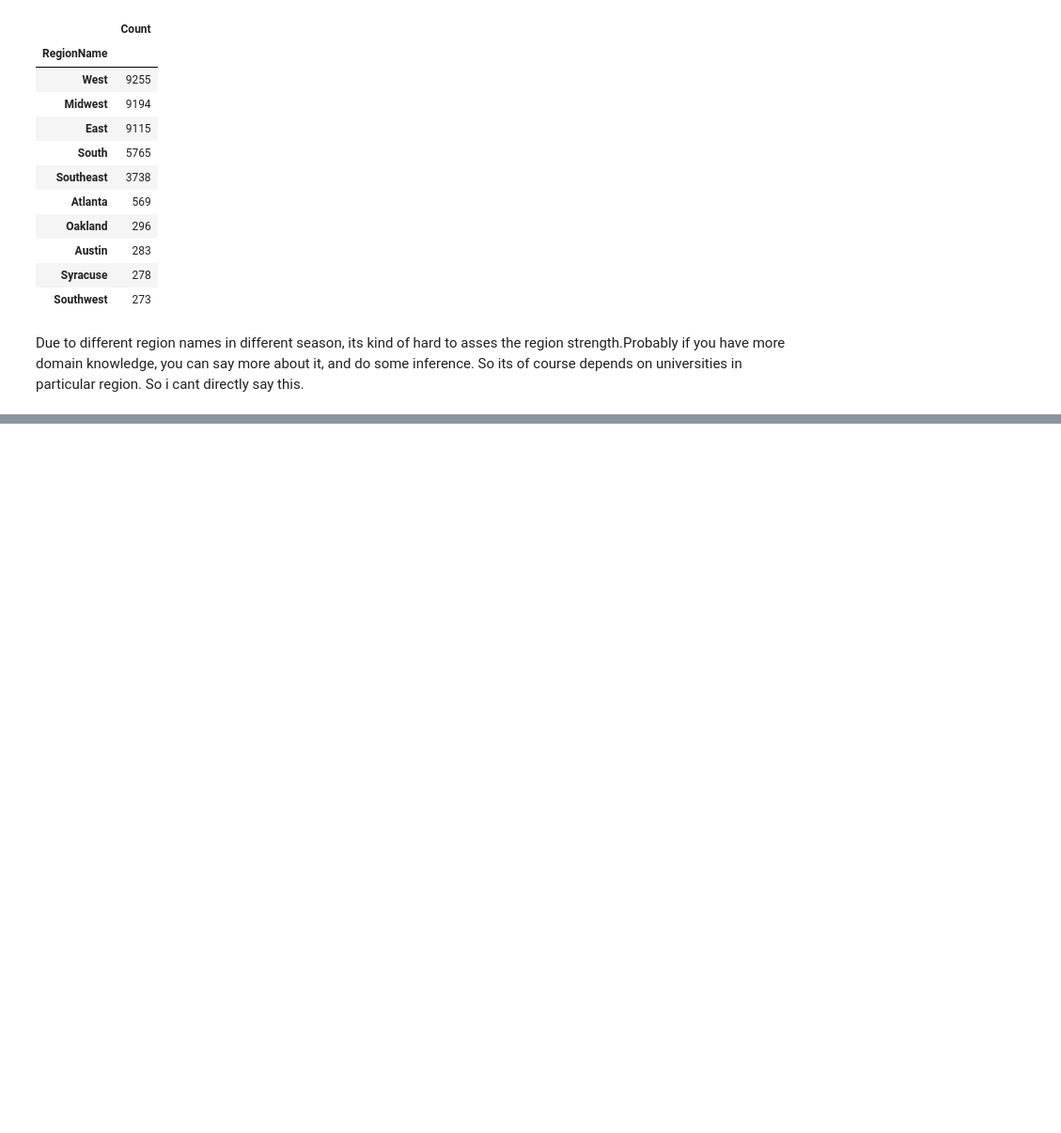
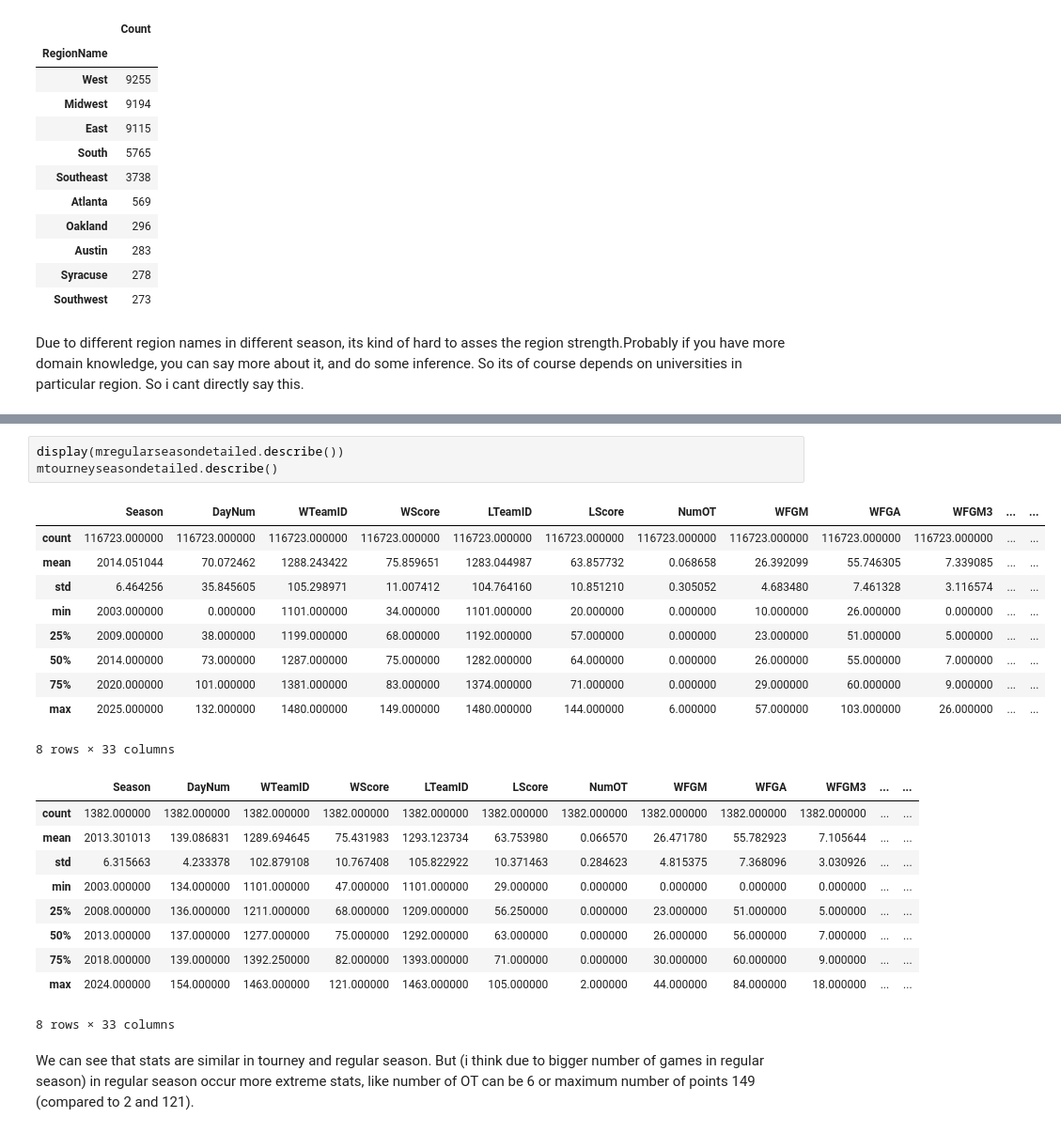
Before and after one commit to KacperUrban/Forecasting-NCAA-BB, a Jupyter notebook: EDA.ipynb, the cells around one changed output, grey strips where cells are left out. Shown at 94% size. Drawn from its saved outputs; the diff is of its cells as text; blank space fills up the shorter version.

```diff
--- a/EDA.ipynb
+++ b/EDA.ipynb
@@ -585,0 +677,26 @@ Due to different region names in different season, its kind of hard to asses the
+# %%
+display(mregularseasondetailed.describe())
+mtourneyseasondetailed.describe()
+# %% [output]
+|  | Season | DayNum | WTeamID | WScore | LTeamID | LScore | NumOT | WFGM | WFGA | WFGM3 | ... | ... |
+| count | 116723.000000 | 116723.000000 | 116723.000000 | 116723.000000 | 116723.000000 | 116723.000000 | 116723.000000 | 116723.000000 | 116723.000000 | 116723.000000 | ... | ... |
+| mean | 2014.051044 | 70.072462 | 1288.243422 | 75.859651 | 1283.044987 | 63.857732 | 0.068658 | 26.392099 | 55.746305 | 7.339085 | ... | ... |
+| std | 6.464256 | 35.845605 | 105.298971 | 11.007412 | 104.764160 | 10.851210 | 0.305052 | 4.683480 | 7.461328 | 3.116574 | ... | ... |
+| min | 2003.000000 | 0.000000 | 1101.000000 | 34.000000 | 1101.000000 | 20.000000 | 0.000000 | 10.000000 | 26.000000 | 0.000000 | ... | ... |
+| 25% | 2009.000000 | 38.000000 | 1199.000000 | 68.000000 | 1192.000000 | 57.000000 | 0.000000 | 23.000000 | 51.000000 | 5.000000 | ... | ... |
+| 50% | 2014.000000 | 73.000000 | 1287.000000 | 75.000000 | 1282.000000 | 64.000000 | 0.000000 | 26.000000 | 55.000000 | 7.000000 | ... | ... |
+| 75% | 2020.000000 | 101.000000 | 1381.000000 | 83.000000 | 1374.000000 | 71.000000 | 0.000000 | 29.000000 | 60.000000 | 9.000000 | ... | ... |
+| max | 2025.000000 | 132.000000 | 1480.000000 | 149.000000 | 1480.000000 | 144.000000 | 6.000000 | 57.000000 | 103.000000 | 26.000000 | ... | ... |
+8 rows × 33 columns
+|  | Season | DayNum | WTeamID | WScore | LTeamID | LScore | NumOT | WFGM | WFGA | WFGM3 | ... | ... |
+| count | 1382.000000 | 1382.000000 | 1382.000000 | 1382.000000 | 1382.000000 | 1382.000000 | 1382.000000 | 1382.000000 | 1382.000000 | 1382.000000 | ... | ... |
+| mean | 2013.301013 | 139.086831 | 1289.694645 | 75.431983 | 1293.123734 | 63.753980 | 0.066570 | 26.471780 | 55.782923 | 7.105644 | ... | ... |
+| std | 6.315663 | 4.233378 | 102.879108 | 10.767408 | 105.822922 | 10.371463 | 0.284623 | 4.815375 | 7.368096 | 3.030926 | ... | ... |
+| min | 2003.000000 | 134.000000 | 1101.000000 | 47.000000 | 1101.000000 | 29.000000 | 0.000000 | 0.000000 | 0.000000 | 0.000000 | ... | ... |
+| 25% | 2008.000000 | 136.000000 | 1211.000000 | 68.000000 | 1209.000000 | 56.250000 | 0.000000 | 23.000000 | 51.000000 | 5.000000 | ... | ... |
+| 50% | 2013.000000 | 137.000000 | 1277.000000 | 75.000000 | 1292.000000 | 63.000000 | 0.000000 | 26.000000 | 56.000000 | 7.000000 | ... | ... |
+| 75% | 2018.000000 | 139.000000 | 1392.250000 | 82.000000 | 1393.000000 | 71.000000 | 0.000000 | 30.000000 | 60.000000 | 9.000000 | ... | ... |
+| max | 2024.000000 | 154.000000 | 1463.000000 | 121.000000 | 1463.000000 | 105.000000 | 2.000000 | 44.000000 | 84.000000 | 18.000000 | ... | ... |
+8 rows × 33 columns
+# %% [markdown]
+We can see that stats are similar in tourney and regular season. But (i think due to bigger number of games in regular season) in regular season occur more extreme stats, like number of OT can be 6 or maximum number of points 149 (compared to 2 and 121).
```
Also changed, not shown: parts of 11 cells of this notebook.
